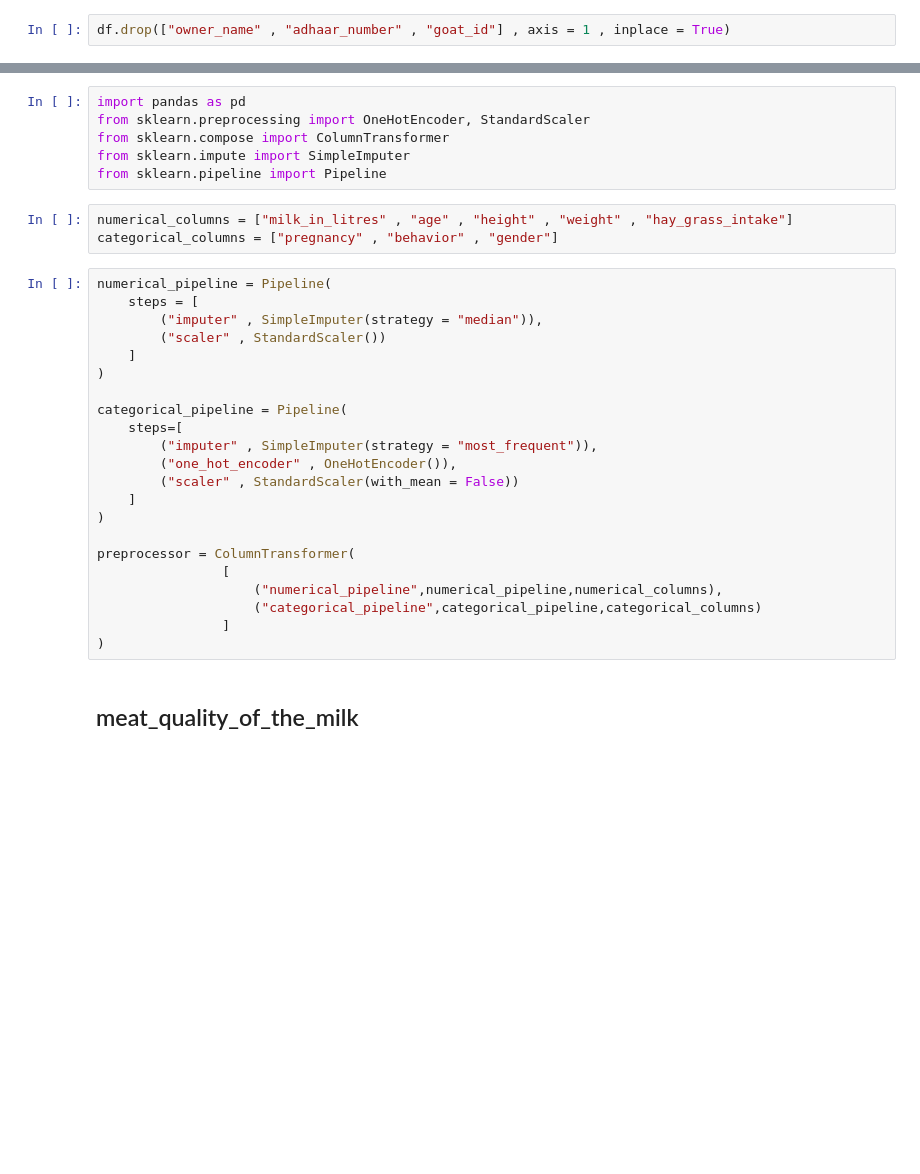
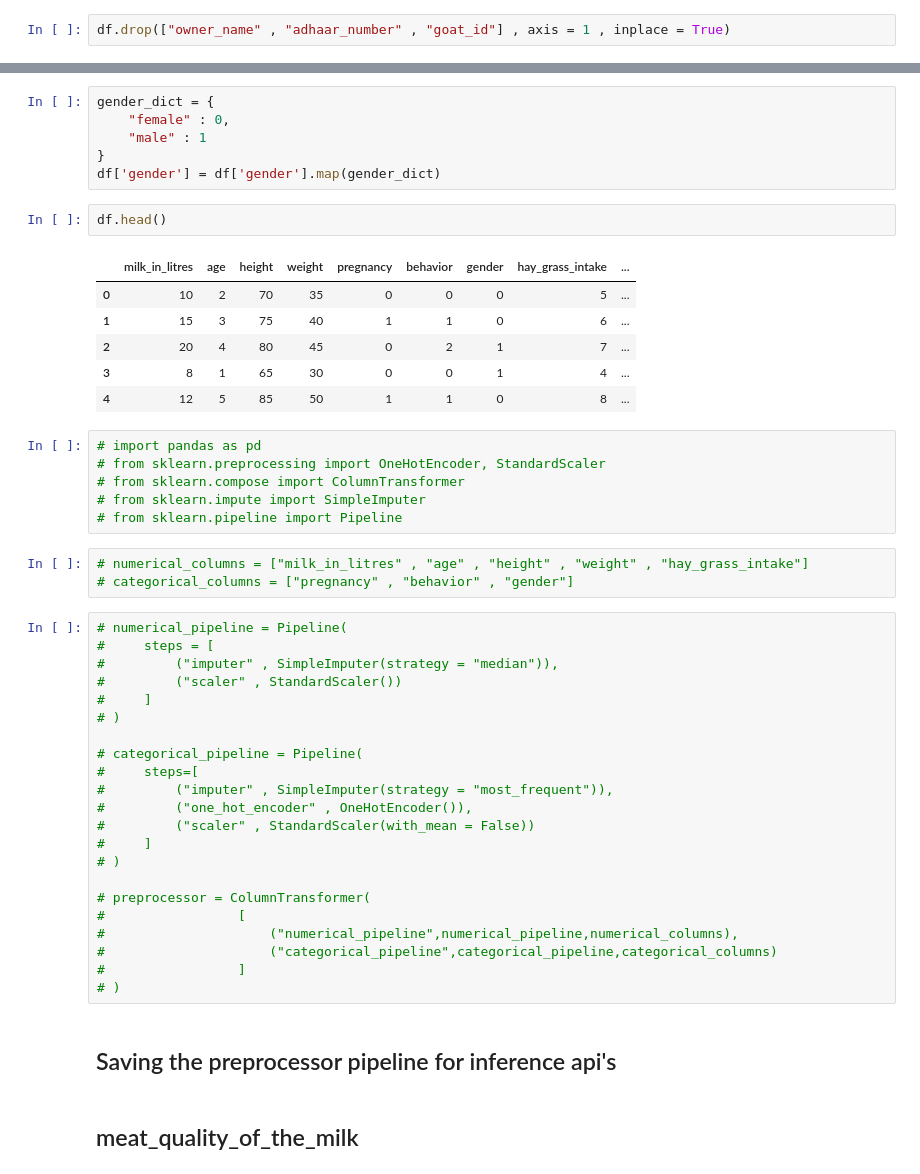
Before and after one commit to KartikeyBartwal/Goat-Mytra, a Jupyter notebook: Experiment Notebook (meat quality) .ipynb, the cells around one changed output, grey strips where cells are left out. Cells and saved outputs as stored; diff of their text form; blank space fills up the shorter version.

```diff
--- a/Experiment Notebook (meat quality) .ipynb
+++ b/Experiment Notebook (meat quality) .ipynb
@@ -10,34 +30,51 @@ df.drop(["owner_name" , "adhaar_number" , "goat_id"] , axis = 1 , inplace = True
+# %%
+gender_dict = {
+    "female" : 0,
+    "male" : 1
+}
+df['gender'] = df['gender'].map(gender_dict)
+# %%
+df.head()
+# %% [output]
+|  | milk_in_litres | age | height | weight | pregnancy | behavior | gender | hay_grass_intake | ... |
+| 0 | 10 | 2 | 70 | 35 | 0 | 0 | 0 | 5 | ... |
+| 1 | 15 | 3 | 75 | 40 | 1 | 1 | 0 | 6 | ... |
+| 2 | 20 | 4 | 80 | 45 | 0 | 2 | 1 | 7 | ... |
+| 3 | 8 | 1 | 65 | 30 | 0 | 0 | 1 | 4 | ... |
+| 4 | 12 | 5 | 85 | 50 | 1 | 1 | 0 | 8 | ... |
 # %%
-import pandas as pd
-from sklearn.preprocessing import OneHotEncoder, StandardScaler
-from sklearn.compose import ColumnTransformer
-from sklearn.impute import SimpleImputer
-from sklearn.pipeline import Pipeline
+# import pandas as pd
+# from sklearn.preprocessing import OneHotEncoder, StandardScaler
+# from sklearn.compose import ColumnTransformer
+# from sklearn.impute import SimpleImputer
+# from sklearn.pipeline import Pipeline
-# %%
-numerical_columns = ["milk_in_litres" , "age" , "height" , "weight" , "hay_grass_intake"]
-categorical_columns = ["pregnancy" , "behavior" , "gender"]
+# %%
+# numerical_columns = ["milk_in_litres" , "age" , "height" , "weight" , "hay_grass_intake"]
+# categorical_columns = ["pregnancy" , "behavior" , "gender"]
 # %%
-numerical_pipeline = Pipeline(
-    steps = [
-        ("imputer" , SimpleImputer(strategy = "median")),
-        ("scaler" , StandardScaler())
-    ]
-)
+# numerical_pipeline = Pipeline(
+#     steps = [
+#         ("imputer" , SimpleImputer(strategy = "median")),
+#         ("scaler" , StandardScaler())
+#     ]
+# )
 
-categorical_pipeline = Pipeline(
-    steps=[
-        ("imputer" , SimpleImputer(strategy = "most_frequent")),
-        ("one_hot_encoder" , OneHotEncoder()),
-        ("scaler" , StandardScaler(with_mean = False))
-    ]
-)
+# categorical_pipeline = Pipeline(
+#     steps=[
+#         ("imputer" , SimpleImputer(strategy = "most_frequent")),
+#         ("one_hot_encoder" , OneHotEncoder()),
+#         ("scaler" , StandardScaler(with_mean = False))
+#     ]
+# )
 
-preprocessor = ColumnTransformer(
-                [
-                    ("numerical_pipeline",numerical_pipeline,numerical_columns),
-                    ("categorical_pipeline",categorical_pipeline,categorical_columns)
-                ]
-)
+# preprocessor = ColumnTransformer(
+#                 [
+#                     ("numerical_pipeline",numerical_pipeline,numerical_columns),
+#                     ("categorical_pipeline",categorical_pipeline,categorical_columns)
+#                 ]
+# )
+# %% [markdown]
+## Saving the preprocessor pipeline for inference api's
 # %% [markdown]
 ## meat_quality_of_the_milk
 # %%
```
Also changed, not shown: parts of 22 cells of this notebook, 8 other files.
